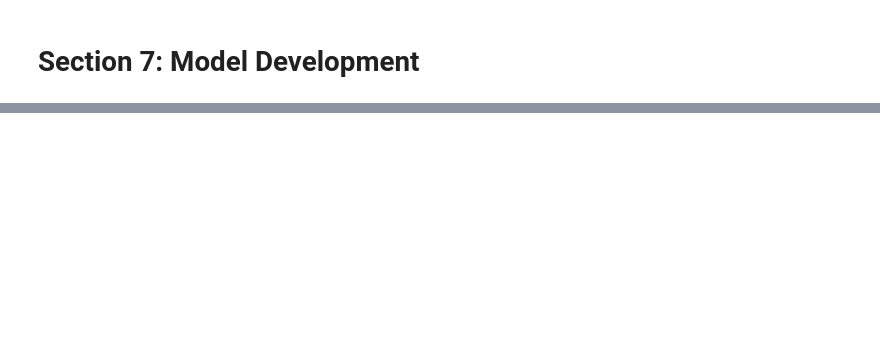
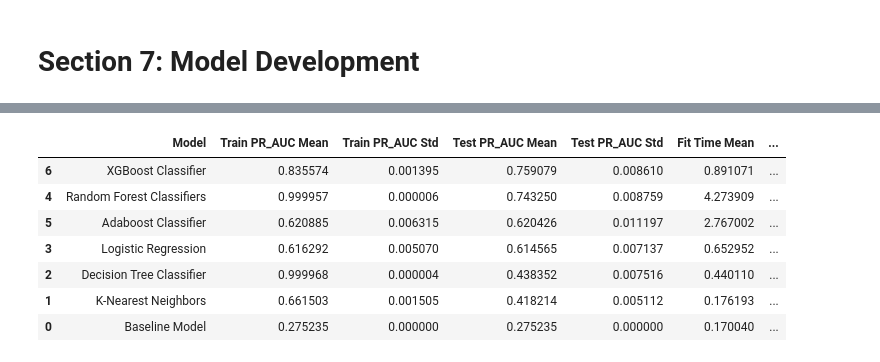
Before and after one commit to Lazymoo35/hotel-modelll, a Jupyter notebook: model_sections.ipynb, the cells around one changed output, grey strips where cells are left out. Drawn from its saved outputs; the diff is of its cells as text; code cells hidden in the pictures; blank space fills up the shorter version.

```diff
--- a/model_sections.ipynb
+++ b/model_sections.ipynb
@@ -573,21 +633,0 @@ And if memory is not enough, you can set `force_col_wise=true`.
-# %%
-models = [logreg,knn,dt,rf,xgb,lgbm]
-score_roc_auc = []
-
-def y_pred_func(i):
-    estimator=Pipeline([
-        ('preprocess',transformer),
-        ('model',i)])
-    x_train,x_test
-
-    estimator.fit(x_train,y_train)
-    return(estimator,estimator.predict(x_test),x_test)
-
-for i,j in zip(models, ['Logistic Regression', 'KNN', 'Decision Tree', 'Random Forest', 'XGBoost','LightGBM']):
-    estimator,y_pred,x_test = y_pred_func(i)
-    y_predict_proba = estimator.predict_proba(x_test)[:,1]
-    score_roc_auc.append(roc_auc_score(y_test,y_predict_proba))
-    print(j,'\n', classification_report(y_test,y_pred))
-
-pd.DataFrame({'model':['Logistic Regression', 'KNN', 'Decision Tree', 'Random Forest', 'XGBoost','LightGBM'],
-             'roc_auc score':score_roc_auc}).set_index('model').sort_values(by='roc_auc score',ascending=False)
@@ -619,0 +751,9 @@ weighted avg       0.83      0.84      0.83     13957
+# %%
+# Baseline Pipeline
+baseline_pipeline = ImbPipeline([
+    ("feature_generator", feature_generator),
+    ("preprocessor", baseline_preprocessor),
+    ("classifier", models["Baseline Model"])
+])
+
+baseline_pipeline
@@ -619,0 +830,3 @@ weighted avg       0.83      0.84      0.83     13957
+# %%
+# Model benchmarking using Stratified K-Fold
+sf = StratifiedKFold(n_splits=5)
@@ -619,0 +835,4 @@ weighted avg       0.83      0.84      0.83     13957
+# %%
+# 1.1 Baseline Preprocessing
+bcmk_baseline = benchmark_models(models, baseline_pipeline,
+                                 x_train, y_train, cv=sf)
@@ -619,0 +847,11 @@ weighted avg       0.83      0.84      0.83     13957
+# %%
+bcmk_baseline
+# %% [output]
+|  | Model | Train PR_AUC Mean | Train PR_AUC Std | Test PR_AUC Mean | Test PR_AUC Std | Fit Time Mean | ... |
+| 6 | XGBoost Classifier | 0.835574 | 0.001395 | 0.759079 | 0.008610 | 0.891071 | ... |
+| 4 | Random Forest Classifiers | 0.999957 | 0.000006 | 0.743250 | 0.008759 | 4.273909 | ... |
+| 5 | Adaboost Classifier | 0.620885 | 0.006315 | 0.620426 | 0.011197 | 2.767002 | ... |
+| 3 | Logistic Regression | 0.616292 | 0.005070 | 0.614565 | 0.007137 | 0.652952 | ... |
+| 2 | Decision Tree Classifier | 0.999968 | 0.000004 | 0.438352 | 0.007516 | 0.440110 | ... |
+| 1 | K-Nearest Neighbors | 0.661503 | 0.001505 | 0.418214 | 0.005112 | 0.176193 | ... |
+| 0 | Baseline Model | 0.275235 | 0.000000 | 0.275235 | 0.000000 | 0.170040 | ... |
```
Also changed, not shown: parts of 57 cells of this notebook.
